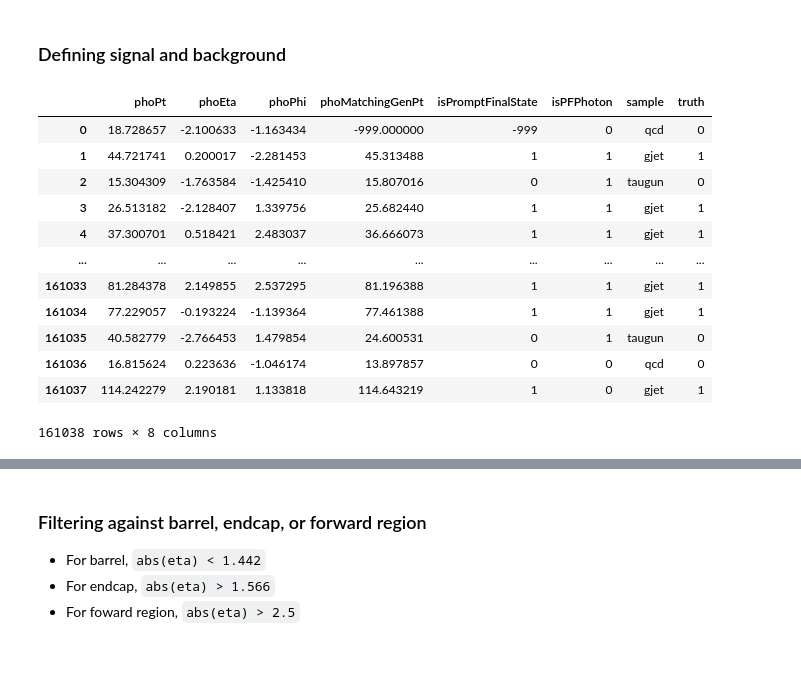
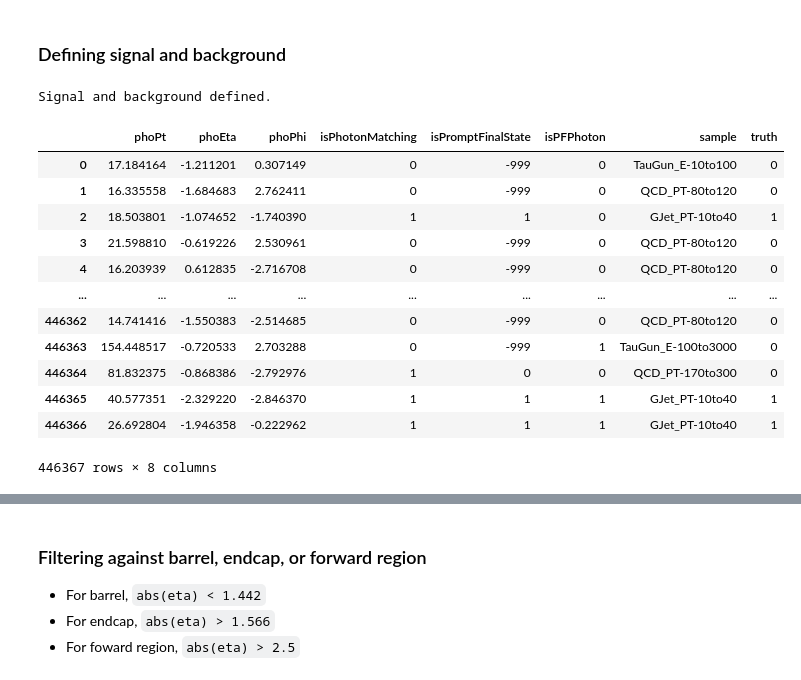
Before and after one commit to phazarik/PFPhotonID-validation-Run3, a Jupyter notebook: Evaluator.ipynb, the cells around one changed output, grey strips where cells are left out. Drawn from its saved outputs; the diff is of its cells as text; code cells hidden in the pictures.

```diff
--- a/Evaluator.ipynb
+++ b/Evaluator.ipynb
@@ -23,31 +25,30 @@ Folder ready.
 ## Preparing the dataframe
 ### Reading the input files
 # %%
-debug = True
-nrows_ = None
-if debug : nrows_ = 10000
+def csv_to_df(samplename_, nrows_):
+    df = pd.read_csv(f'FlattenedCSVFiles/df_{samplename_}.csv', nrows=nrows_)
+    df['sample'] = samplename_
+    df = df[df['phoPt']>10] #Global pT cut
+    return df
 
 df_gjet = pd.concat([
-    pd.read_csv('FlattenedCSVFiles/df_GJet_PT-10to40.csv', nrows=100000),
-    pd.read_csv('FlattenedCSVFiles/df_GJet_PT-40.csv', nrows=100000)
+    csv_to_df('GJet_PT-10to40', 150000),
+    csv_to_df('GJet_PT-40', 150000)
 ])
-df_gjet['sample'] = 'gjet'
 df_gjet = df_gjet.reset_index(drop=True)
 
 df_qcd = pd.concat([
-    pd.read_csv('FlattenedCSVFiles/df_QCD_PT-80to120.csv',     nrows=nrows_),
-    pd.read_csv('FlattenedCSVFiles/df_QCD_PT-120to170.csv',    nrows=nrows_),
-    pd.read_csv('FlattenedCSVFiles/df_QCD_PT-170to300.csv',    nrows=nrows_),
-    pd.read_csv('FlattenedCSVFiles/df_QCD_PT-300toInf.csv',    nrows=nrows_),
+    csv_to_df('QCD_PT-80to120', 50000),
+    csv_to_df('QCD_PT-120to170', 50000),
+    csv_to_df('QCD_PT-170to300', 50000),
+    csv_to_df('QCD_PT-300toInf', 50000)
 ])
-df_qcd['sample']= 'qcd'
 df_qcd = df_qcd.reset_index(drop=True)
 
 df_taugun = pd.concat([
-    pd.read_csv('FlattenedCSVFiles/df_TauGun_E-10to100.csv',   nrows=nrows_),
-    pd.read_csv('FlattenedCSVFiles/df_TauGun_E-100to3000.csv', nrows=nrows_),
+    csv_to_df('TauGun_E-10to100', 50000),
+    csv_to_df('TauGun_E-100to3000', 50000)
 ])
-df_taugun['sample'] = 'taugun'
 df_taugun = df_taugun.reset_index(drop=True)
 
 print('Files read.')
@@ -58,13 +59,13 @@ Files read.
 # %%
 def filter_signal(df):
     # Note: When a candidate matches with a gen-particle, it's genpt is NOT -999
-    signal_flag = (~(df['phoMatchingGenPt'] < 0)) & (df['isPromptFinalState'] == 1)
+    signal_flag = (df['isPhotonMatching']==1) & (df['isPromptFinalState'] == 1)
     filtered_df = df[signal_flag]
     return filtered_df
 
 def filter_background(df):
-    background_flag1 = (df['phoMatchingGenPt'] < 0) # In case of fakes
-    background_flag2 = (~(df['phoMatchingGenPt'] < 0)) & (df['isPromptFinalState'] == 0) # Matches with gen, but non-prompt
+    background_flag1 = (df['isPhotonMatching']==0) # In case of fakes
+    background_flag2 = (df['isPhotonMatching']==1) & (df['isPromptFinalState'] == 0) # Matches with gen, but non-prompt
     filtered_df = df[background_flag1 | background_flag2]
     return filtered_df
 
@@ -76,22 +77,26 @@ df_bkg = pd.concat([filter_background(df_qcd), filter_background(df_taugun)])
 df_bkg['truth'] = 0
 df_bkg = df_bkg.reset_index(drop=True)
 
-data = pd.concat([df_sig, df_bkg])
-data = data[data['phoPt']>10] #Offline Pt cut
-data = data.sample(frac=1).reset_index(drop=True) #Randomizing the rows
+data_all = pd.concat([df_sig, df_bkg])
+data_all = data_all[data_all['phoPt']>10] #Offline Pt cut
+data_all = data_all.sample(frac=1).reset_index(drop=True) #Randomizing the rows
+
+print('Signal and background defined.')
+# %% [output]
+Signal and background defined.
 # %%
-data[['phoPt','phoEta','phoPhi','phoMatchingGenPt','isPromptFinalState','isPFPhoton','sample','truth']]
+data_all[['phoPt','phoEta','phoPhi','isPhotonMatching','isPromptFinalState','isPFPhoton','sample','truth']]
 # %% [output]
-|  | phoPt | phoEta | phoPhi | phoMatchingGenPt | isPromptFinalState | isPFPhoton | sample | truth |
-| 0 | 18.728657 | -2.100633 | -1.163434 | -999.000000 | -999 | 0 | qcd | 0 |
-| 1 | 44.721741 | 0.200017 | -2.281453 | 45.313488 | 1 | 1 | gjet | 1 |
-| 2 | 15.304309 | -1.763584 | -1.425410 | 15.807016 | 0 | 1 | taugun | 0 |
-| 3 | 26.513182 | -2.128407 | 1.339756 | 25.682440 | 1 | 1 | gjet | 1 |
-| 4 | 37.300701 | 0.518421 | 2.483037 | 36.666073 | 1 | 1 | gjet | 1 |
+|  | phoPt | phoEta | phoPhi | isPhotonMatching | isPromptFinalState | isPFPhoton | sample | truth |
+| 0 | 17.184164 | -1.211201 | 0.307149 | 0 | -999 | 0 | TauGun_E-10to100 | 0 |
+| 1 | 16.335558 | -1.684683 | 2.762411 | 0 | -999 | 0 | QCD_PT-80to120 | 0 |
+| 2 | 18.503801 | -1.074652 | -1.740390 | 1 | 1 | 0 | GJet_PT-10to40 | 1 |
+| 3 | 21.598810 | -0.619226 | 2.530961 | 0 | -999 | 0 | QCD_PT-80to120 | 0 |
+| 4 | 16.203939 | 0.612835 | -2.716708 | 0 | -999 | 0 | QCD_PT-80to120 | 0 |
 | ... | ... | ... | ... | ... | ... | ... | ... | ... |
-| 161033 | 81.284378 | 2.149855 | 2.537295 | 81.196388 | 1 | 1 | gjet | 1 |
-| 161034 | 77.229057 | -0.193224 | -1.139364 | 77.461388 | 1 | 1 | gjet | 1 |
-| 161035 | 40.582779 | -2.766453 | 1.479854 | 24.600531 | 0 | 1 | taugun | 0 |
-| 161036 | 16.815624 | 0.223636 | -1.046174 | 13.897857 | 0 | 0 | qcd | 0 |
-| 161037 | 114.242279 | 2.190181 | 1.133818 | 114.643219 | 1 | 0 | gjet | 1 |
+| 446362 | 14.741416 | -1.550383 | -2.514685 | 0 | -999 | 0 | QCD_PT-80to120 | 0 |
+| 446363 | 154.448517 | -0.720533 | 2.703288 | 0 | -999 | 1 | TauGun_E-100to3000 | 0 |
+| 446364 | 81.832375 | -0.868386 | -2.792976 | 1 | 0 | 0 | QCD_PT-170to300 | 0 |
+| 446365 | 40.577351 | -2.329220 | -2.846370 | 1 | 1 | 1 | GJet_PT-10to40 | 1 |
+| 446366 | 26.692804 | -1.946358 | -0.222962 | 1 | 1 | 1 | GJet_PT-10to40 | 1 |
-161038 rows × 8 columns
+446367 rows × 8 columns
```
Also changed, not shown: parts of 13 cells of this notebook, 6 other files.
